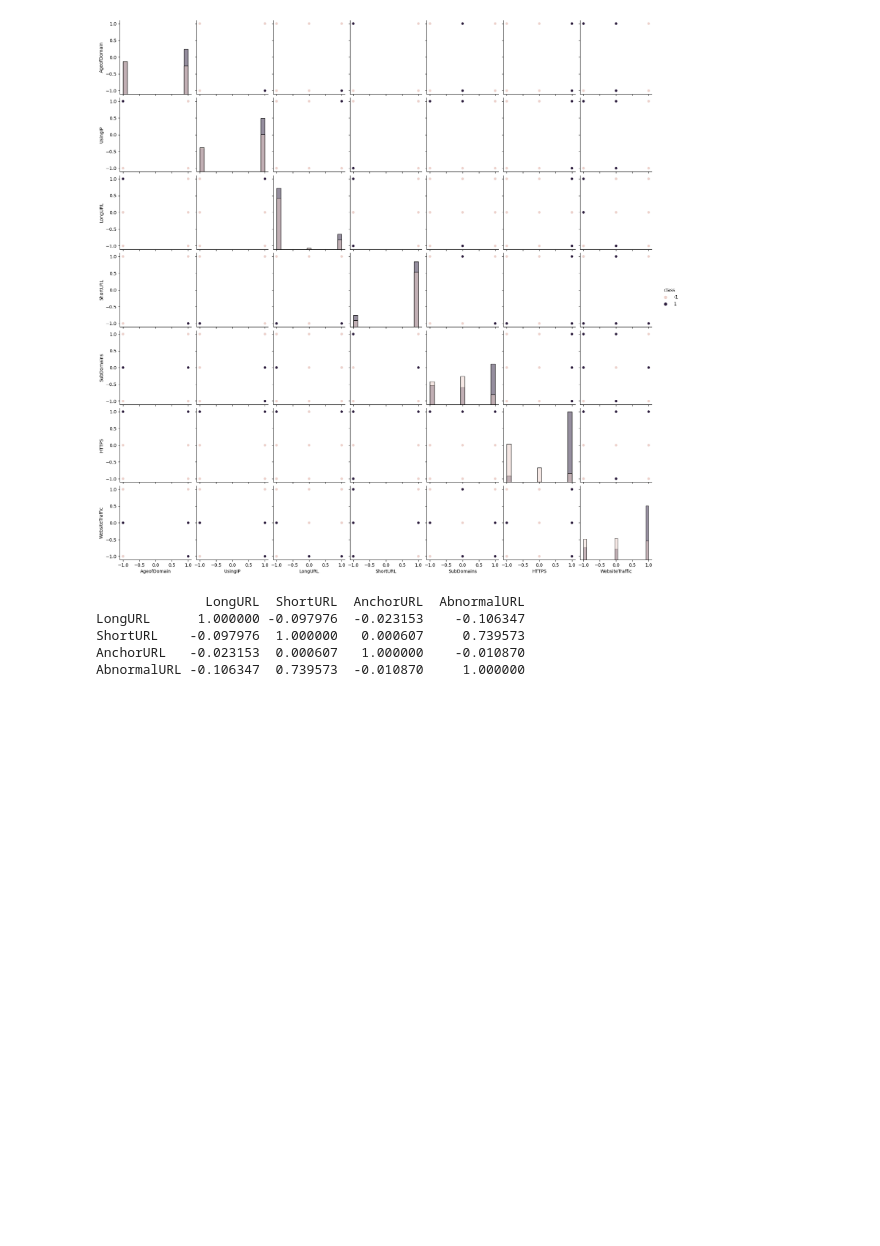
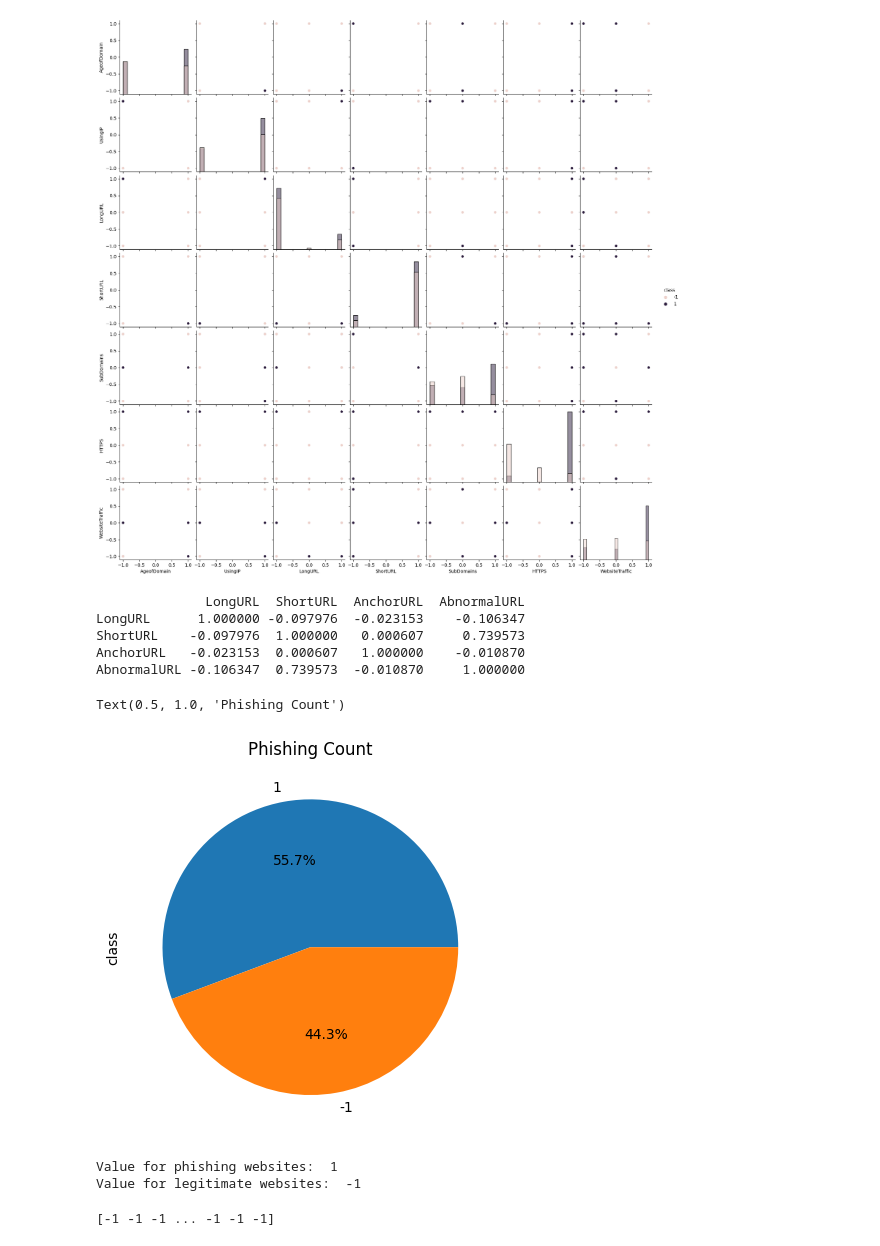
Before and after one commit to Aditya11620/majorpro, a Jupyter notebook: phishing_majorproject.ipynb, the cells around one changed output. Drawn from its saved outputs; the diff is of its cells as text; code cells hidden in the pictures; blank space fills up the shorter version.

```diff
--- a/phishing_majorproject.ipynb
+++ b/phishing_majorproject.ipynb
@@ -126,3 +126,24 @@ LongURL      1.000000 -0.097976  -0.023153    -0.106347
 ShortURL    -0.097976  1.000000   0.000607     0.739573
 AnchorURL   -0.023153  0.000607   1.000000    -0.010870
 AbnormalURL -0.106347  0.739573  -0.010870     1.000000
+# %%
+
+data['class'].value_counts().plot(kind='pie',autopct='%1.1f%%')
+plt.title("Phishing Count")
+# %% [output]
+Text(0.5, 1.0, 'Phishing Count')
+[figure, added]
+# %%
+class_counts = data['class'].value_counts()
+
+# Check which value (-1 or 1) represents phishing websites
+phishing_value = class_counts.idxmax()
+
+# Check which value (-1 or 1) represents legitimate websites
+legitimate_value = class_counts.idxmin()
+
+print("Value for phishing websites: ", phishing_value)
+print("Value for legitimate websites: ", legitimate_value)
+# %% [output]
+Value for phishing websites:  1
+Value for legitimate websites:  -1
@@ -128,0 +152,4 @@ AbnormalURL -0.106347  0.739573  -0.010870     1.000000
+# %%
+print(y)
+# %% [output]
+[-1 -1 -1 ... -1 -1 -1]
```
Also changed, not shown: parts of 2 cells of this notebook.
